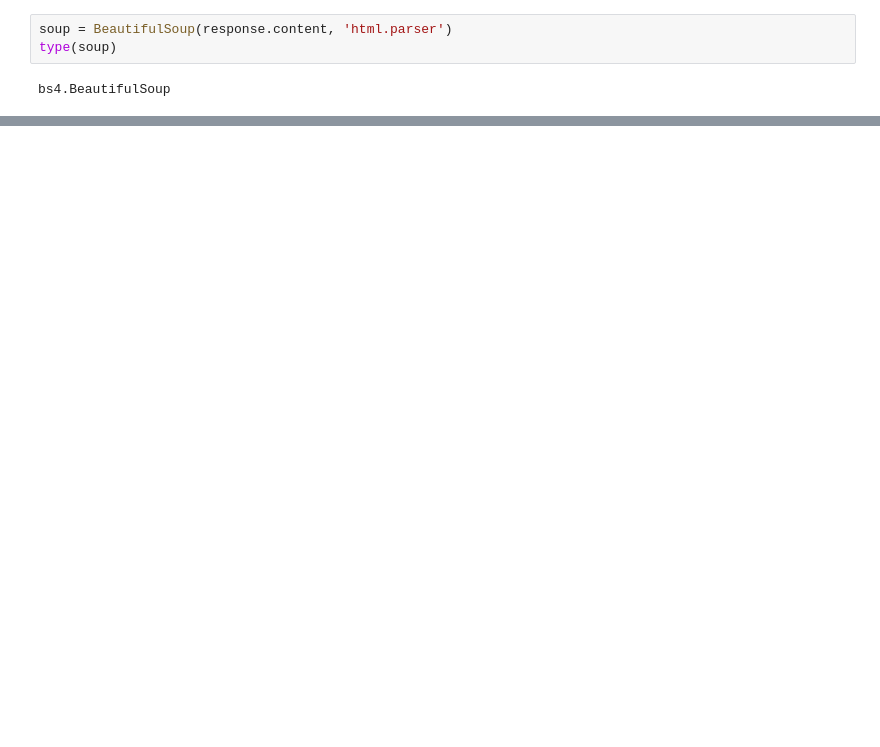
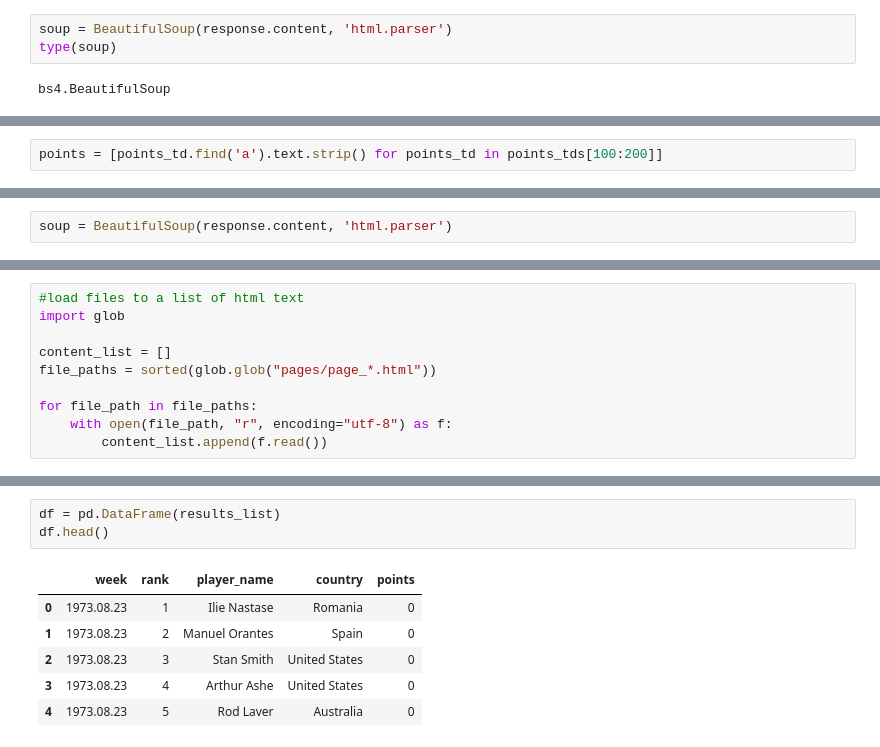
Before and after one commit to letsiki/big_blue_de_exercises, a Jupyter notebook: 09-webscraping/day-1.ipynb, the cells around one changed output, grey strips where cells are left out. Drawn from its saved outputs; the diff is of its cells as text; blank space fills up the shorter version.

```diff
--- a/09-webscraping/day-1.ipynb
+++ b/09-webscraping/day-1.ipynb
@@ -32,0 +301,2 @@ bs4.BeautifulSoup
+# %%
+points = [points_td.find('a').text.strip() for points_td in points_tds[100:200]]
@@ -32,0 +417,2 @@ bs4.BeautifulSoup
+# %%
+soup = BeautifulSoup(response.content, 'html.parser')
@@ -32,0 +447,10 @@ bs4.BeautifulSoup
+# %%
+#load files to a list of html text
+import glob
+
+content_list = []
+file_paths = sorted(glob.glob("pages/page_*.html"))
+
+for file_path in file_paths:
+    with open(file_path, "r", encoding="utf-8") as f:
+        content_list.append(f.read())
@@ -32,0 +504,10 @@ bs4.BeautifulSoup
+# %%
+df = pd.DataFrame(results_list)
+df.head()
+# %% [output]
+|  | week | rank | player_name | country | points |
+| 0 | 1973.08.23 | 1 | Ilie Nastase | Romania | 0 |
+| 1 | 1973.08.23 | 2 | Manuel Orantes | Spain | 0 |
+| 2 | 1973.08.23 | 3 | Stan Smith | United States | 0 |
+| 3 | 1973.08.23 | 4 | Arthur Ashe | United States | 0 |
+| 4 | 1973.08.23 | 5 | Rod Laver | Australia | 0 |
```
Also changed, not shown: parts of 85 cells of this notebook, 3 other files.
